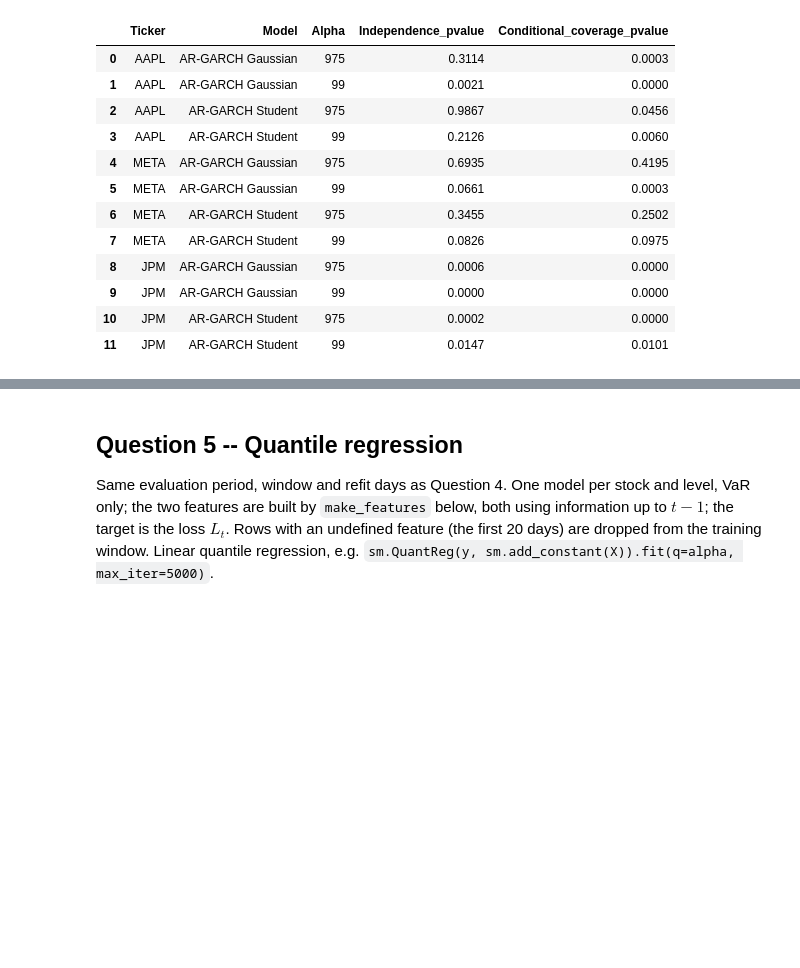
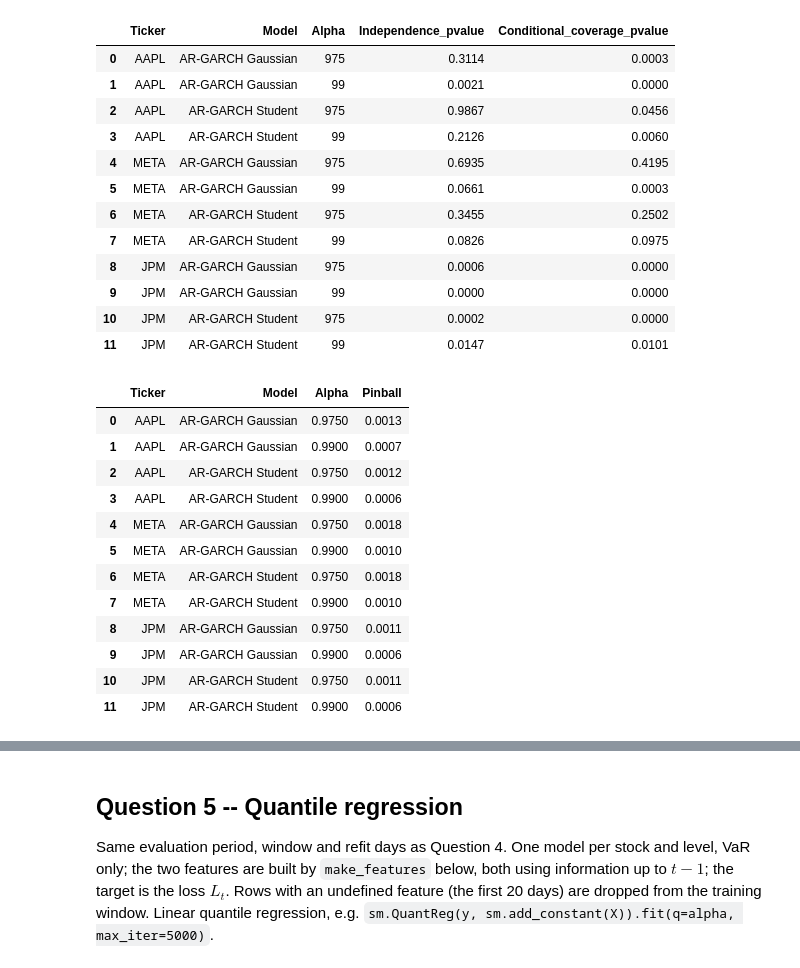
Before and after one commit to gpadidee/Project-QRM, a Jupyter notebook: B_4_tobefinished.ipynb, the cells around one changed output, grey strips where cells are left out. Drawn from its saved outputs; the diff is of its cells as text; code cells hidden in the pictures; blank space fills up the shorter version.

```diff
--- a/B_4_tobefinished.ipynb
+++ b/B_4_tobefinished.ipynb
@@ -855,3 +855,38 @@ display(transitions)
 # pinball
 # fz, as,
 # tables, description
+# %%
+#VaR_ES_estimated
+
+pinball_means = []
+
+for ticker in tickers:
+    VaR_ES = VaR_ES_estimated[ticker]
+    loss = -returns[EVAL_START:][ticker]
+
+    for model in ["g", "s"]:
+        for level in ["975", "99"]:
+            alpha = 0.975 if level == "975" else 0.99
+            VaR = VaR_ES[f"VaR_{model}_{level}"].to_numpy()
+            St = np.where(loss > VaR, alpha * (loss-VaR), (1-alpha) * (VaR - loss))
+            pinball = np.mean(St)
+            # pinball = mean_pinball_loss(loss, VaR, alpha=alpha)
+            pinball_means.append({"Ticker": ticker, "Model": "AR-GARCH Gaussian" if model == "g" else "AR-GARCH Student", "Alpha": alpha, "Pinball": pinball})
+
+pinball_means = pd.DataFrame(pinball_means)
+
+pinball_means
+# %% [output]
+|  | Ticker | Model | Alpha | Pinball |
+| 0 | AAPL | AR-GARCH Gaussian | 0.9750 | 0.0013 |
+| 1 | AAPL | AR-GARCH Gaussian | 0.9900 | 0.0007 |
+| 2 | AAPL | AR-GARCH Student | 0.9750 | 0.0012 |
+| 3 | AAPL | AR-GARCH Student | 0.9900 | 0.0006 |
+| 4 | META | AR-GARCH Gaussian | 0.9750 | 0.0018 |
+| 5 | META | AR-GARCH Gaussian | 0.9900 | 0.0010 |
+| 6 | META | AR-GARCH Student | 0.9750 | 0.0018 |
+| 7 | META | AR-GARCH Student | 0.9900 | 0.0010 |
+| 8 | JPM | AR-GARCH Gaussian | 0.9750 | 0.0011 |
+| 9 | JPM | AR-GARCH Gaussian | 0.9900 | 0.0006 |
+| 10 | JPM | AR-GARCH Student | 0.9750 | 0.0011 |
+| 11 | JPM | AR-GARCH Student | 0.9900 | 0.0006 |
```
Also changed, not shown: parts of 4 cells of this notebook.
